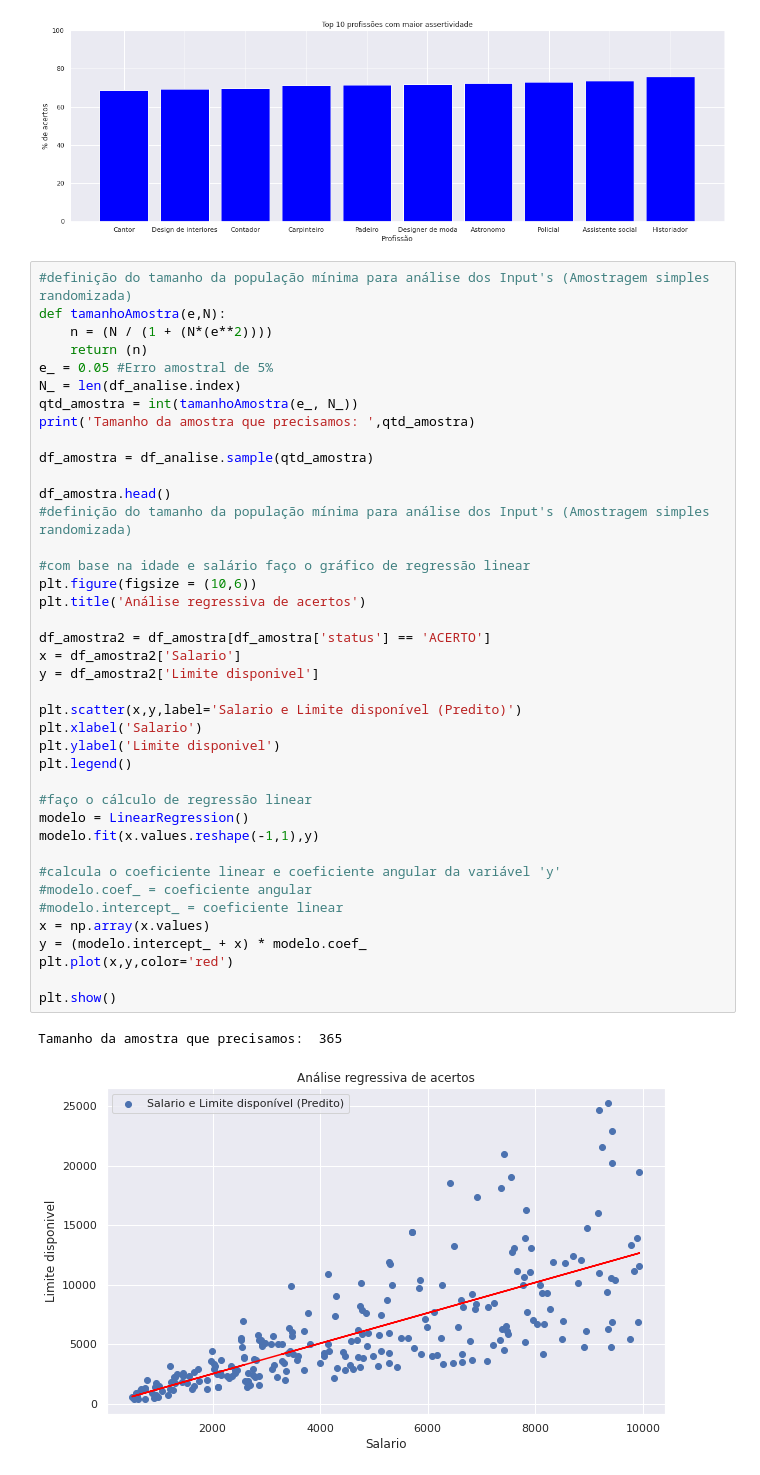
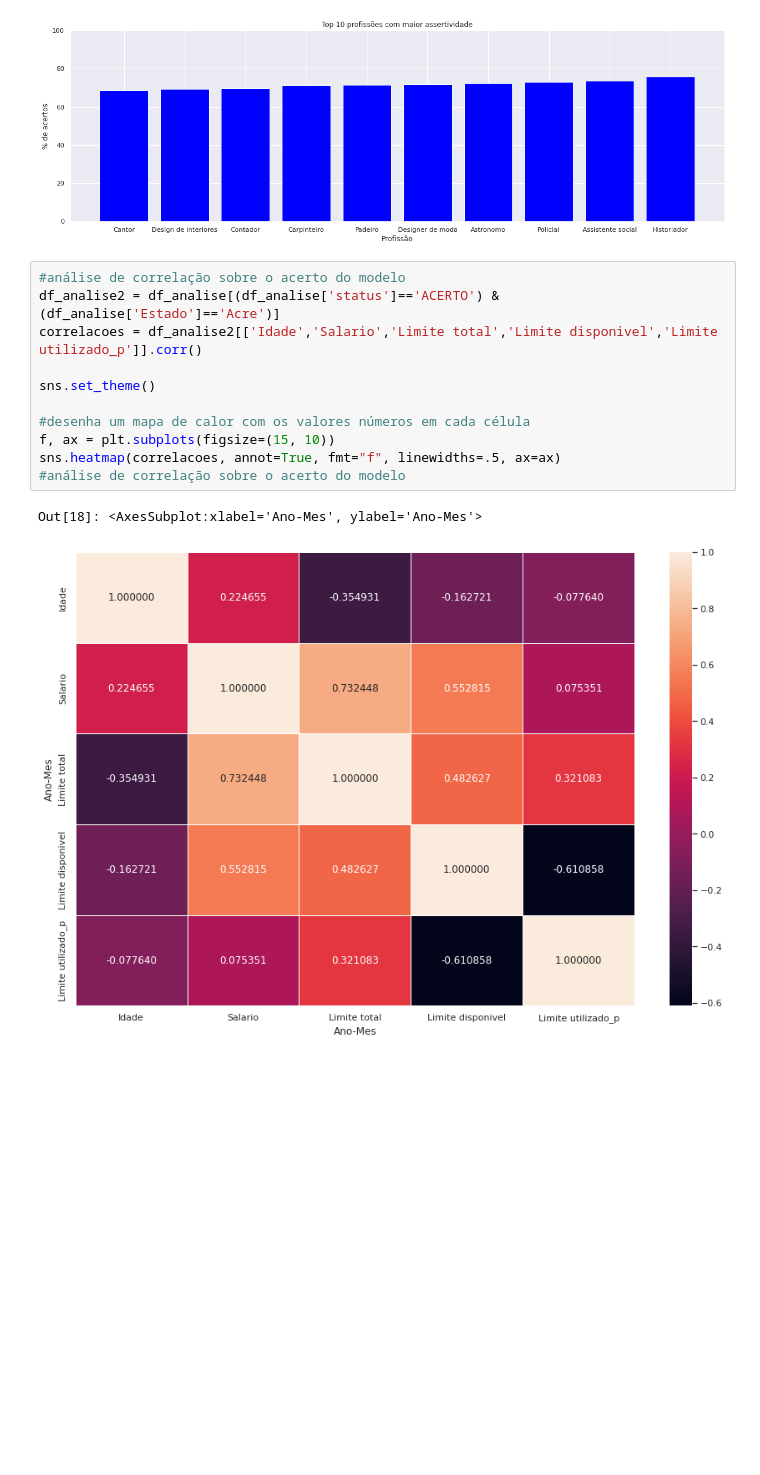
Before and after one commit to danielsenior121/perceptron, a Jupyter notebook: notebooks/data-mining_vFinal_historico_1.ipynb, the cells around one changed output. Drawn from its saved outputs; the diff is of its cells as text; blank space fills up the shorter version.

```diff
--- a/notebooks/data-mining_vFinal_historico_1.ipynb
+++ b/notebooks/data-mining_vFinal_historico_1.ipynb
@@ -551,46 +594,17 @@ plt.show()
 [figure]
 [figure]
 [figure]
-# %%
-#definição do tamanho da população mínima para análise dos Input's (Amostragem simples randomizada)
-def tamanhoAmostra(e,N):
-    n = (N / (1 + (N*(e**2))))
-    return (n)
-e_ = 0.05 #Erro amostral de 5%
-N_ = len(df_analise.index)
-qtd_amostra = int(tamanhoAmostra(e_, N_))
-print('Tamanho da amostra que precisamos: ',qtd_amostra)
-
-df_amostra = df_analise.sample(qtd_amostra)
-
-df_amostra.head()
-#definição do tamanho da população mínima para análise dos Input's (Amostragem simples randomizada)
-
-#com base na idade e salário faço o gráfico de regressão linear
-plt.figure(figsize = (10,6))
-plt.title('Análise regressiva de acertos')
-
-df_amostra2 = df_amostra[df_amostra['status'] == 'ACERTO']
-x = df_amostra2['Salario']
-y = df_amostra2['Limite disponivel']
-
-plt.scatter(x,y,label='Salario e Limite disponível (Predito)')
-plt.xlabel('Salario')
-plt.ylabel('Limite disponivel')
-plt.legend()
-
-#faço o cálculo de regressão linear
-modelo = LinearRegression()
-modelo.fit(x.values.reshape(-1,1),y)
-
-#calcula o coeficiente linear e coeficiente angular da variável 'y'
-#modelo.coef_ = coeficiente angular
-#modelo.intercept_ = coeficiente linear
-x = np.array(x.values)
-y = (modelo.intercept_ + x) * modelo.coef_
-plt.plot(x,y,color='red')
-
-plt.show()
-# %% [output]
-Tamanho da amostra que precisamos:  365
-[figure, removed]
+# %%
+#análise de correlação sobre o acerto do modelo
+df_analise2 = df_analise[(df_analise['status']=='ACERTO') & (df_analise['Estado']=='Acre')]
+correlacoes = df_analise2[['Idade','Salario','Limite total','Limite disponivel','Limite utilizado_p']].corr()
+
+sns.set_theme()
+
+#desenha um mapa de calor com os valores números em cada célula
+f, ax = plt.subplots(figsize=(15, 10))
+sns.heatmap(correlacoes, annot=True, fmt="f", linewidths=.5, ax=ax)
+#análise de correlação sobre o acerto do modelo
+# %% [output]
+Out[18]: <AxesSubplot:xlabel='Ano-Mes', ylabel='Ano-Mes'>
+[figure, added]
```
Also changed, not shown: parts of 1 cell of this notebook.
